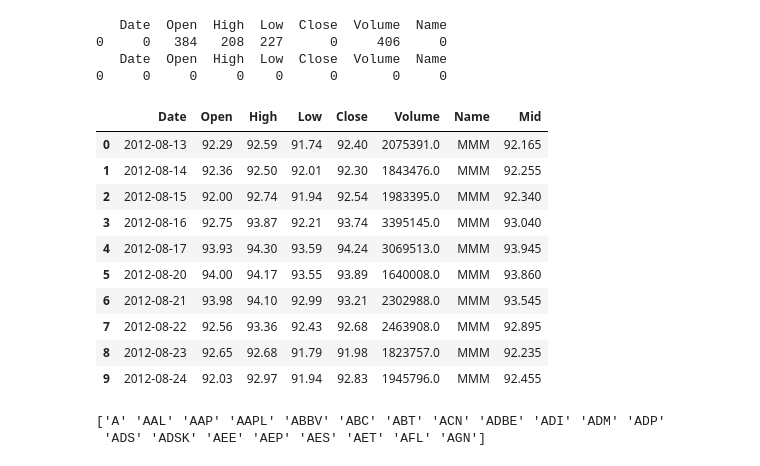
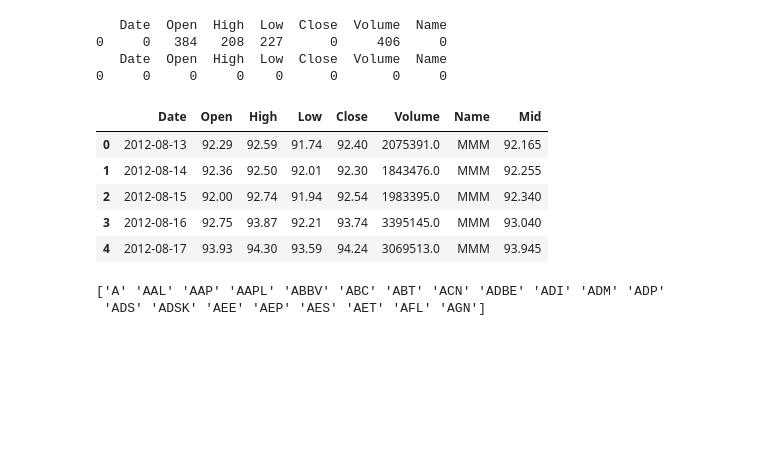
Before and after one commit to angelomenezes/Data_Science_for_Finance, a Jupyter notebook: exploring_s&p500_stocks.ipynb, the cells around one changed output. Drawn from its saved outputs; the diff is of its cells as text; code cells hidden in the pictures; blank space fills up the shorter version.

```diff
--- a/exploring_s&p500_stocks.ipynb
+++ b/exploring_s&p500_stocks.ipynb
@@ -20,0 +11,8 @@ dataset_1yr.head()
+# %%
+dataset_1yr = pd.read_csv("Data/all_stocks_5yr.csv")
+dataset_1yr.head()
+
+# Changing the date column to the datetime format (best format to work with time series)
+dataset_1yr['Date'] = [dt.datetime.strptime(d,'%Y-%m-%d').date() for d in dataset_1yr['Date']]
+
+dataset_1yr.head()
@@ -48,20 +54,17 @@ print(missing_data)
    Date  Open  High  Low  Close  Volume  Name
 0     0     0     0    0      0       0     0
 # %%
+# Assigning a mid price column with the mean of the Highest and Lowest values
+
 dataset_1yr['Mid'] = (dataset_1yr['High'] + dataset_1yr['Low'])/2
-dataset_1yr.head(10)
+dataset_1yr.head()
 # %% [output]
 |  | Date | Open | High | Low | Close | Volume | Name | Mid |
 | 0 | 2012-08-13 | 92.29 | 92.59 | 91.74 | 92.40 | 2075391.0 | MMM | 92.165 |
 | 1 | 2012-08-14 | 92.36 | 92.50 | 92.01 | 92.30 | 1843476.0 | MMM | 92.255 |
 | 2 | 2012-08-15 | 92.00 | 92.74 | 91.94 | 92.54 | 1983395.0 | MMM | 92.340 |
 | 3 | 2012-08-16 | 92.75 | 93.87 | 92.21 | 93.74 | 3395145.0 | MMM | 93.040 |
 | 4 | 2012-08-17 | 93.93 | 94.30 | 93.59 | 94.24 | 3069513.0 | MMM | 93.945 |
-| 5 | 2012-08-20 | 94.00 | 94.17 | 93.55 | 93.89 | 1640008.0 | MMM | 93.860 |
-| 6 | 2012-08-21 | 93.98 | 94.10 | 92.99 | 93.21 | 2302988.0 | MMM | 93.545 |
-| 7 | 2012-08-22 | 92.56 | 93.36 | 92.43 | 92.68 | 2463908.0 | MMM | 92.895 |
-| 8 | 2012-08-23 | 92.65 | 92.68 | 91.79 | 91.98 | 1823757.0 | MMM | 92.235 |
-| 9 | 2012-08-24 | 92.03 | 92.97 | 91.94 | 92.83 | 1945796.0 | MMM | 92.455 |
 # %%
 stocknames = dataset_1yr.Name.unique()
 stocknames = np.sort(stocknames, kind='quicksort')
```
Also changed, not shown: parts of 17 cells of this notebook.
